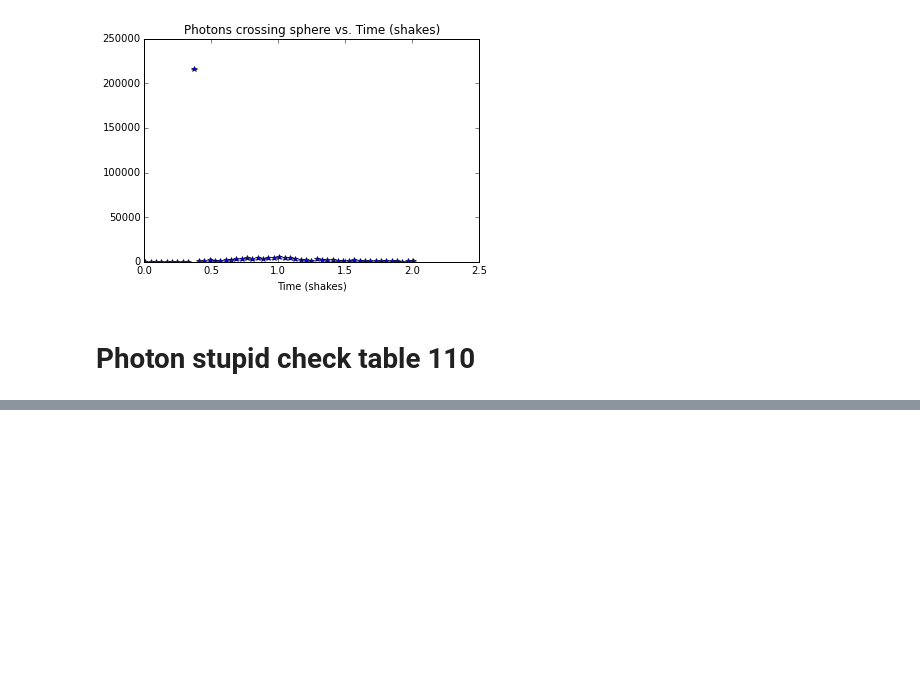
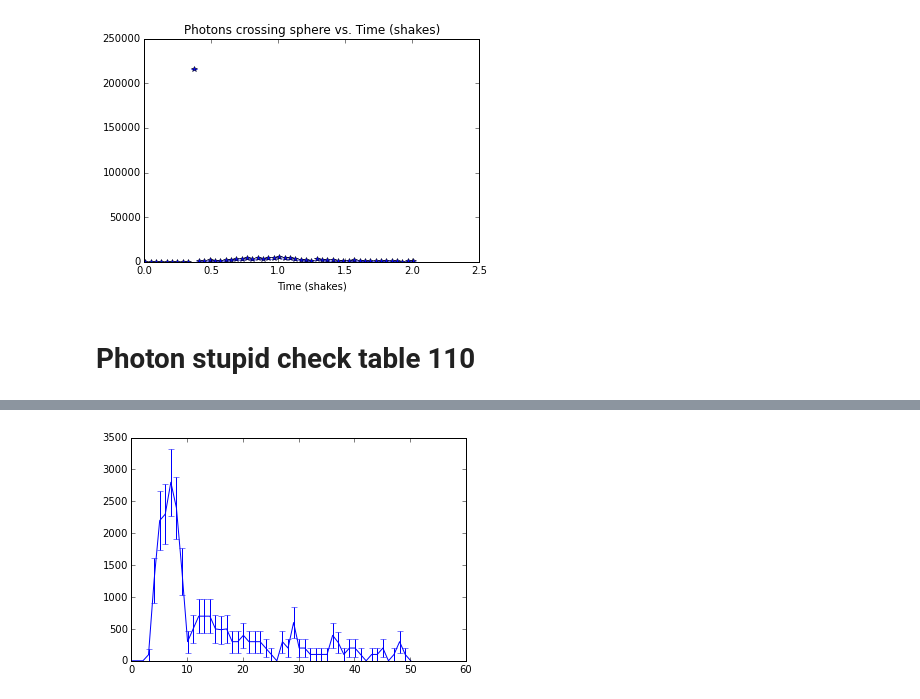
Before and after one commit to piovere/nucnotes, a Jupyter notebook: ne532/Project1/scratch.ipynb, the cells around one changed output, grey strips where cells are left out. Drawn from its saved outputs; the diff is of its cells as text; code cells hidden in the pictures; blank space fills up the shorter version.

```diff
--- a/ne532/Project1/scratch.ipynb
+++ b/ne532/Project1/scratch.ipynb
@@ -103,0 +162,7 @@ plt.show()
+# %%
+neutron = pd.read_csv('neutron_data.csv')
+# %%
+plt.errorbar(neutron['time'], neutron['counts'], neutron['counts']*neutron['error'])
+plt.show()
+# %% [output]
+[figure, added]
```
Also changed, not shown: parts of 13 cells of this notebook.
